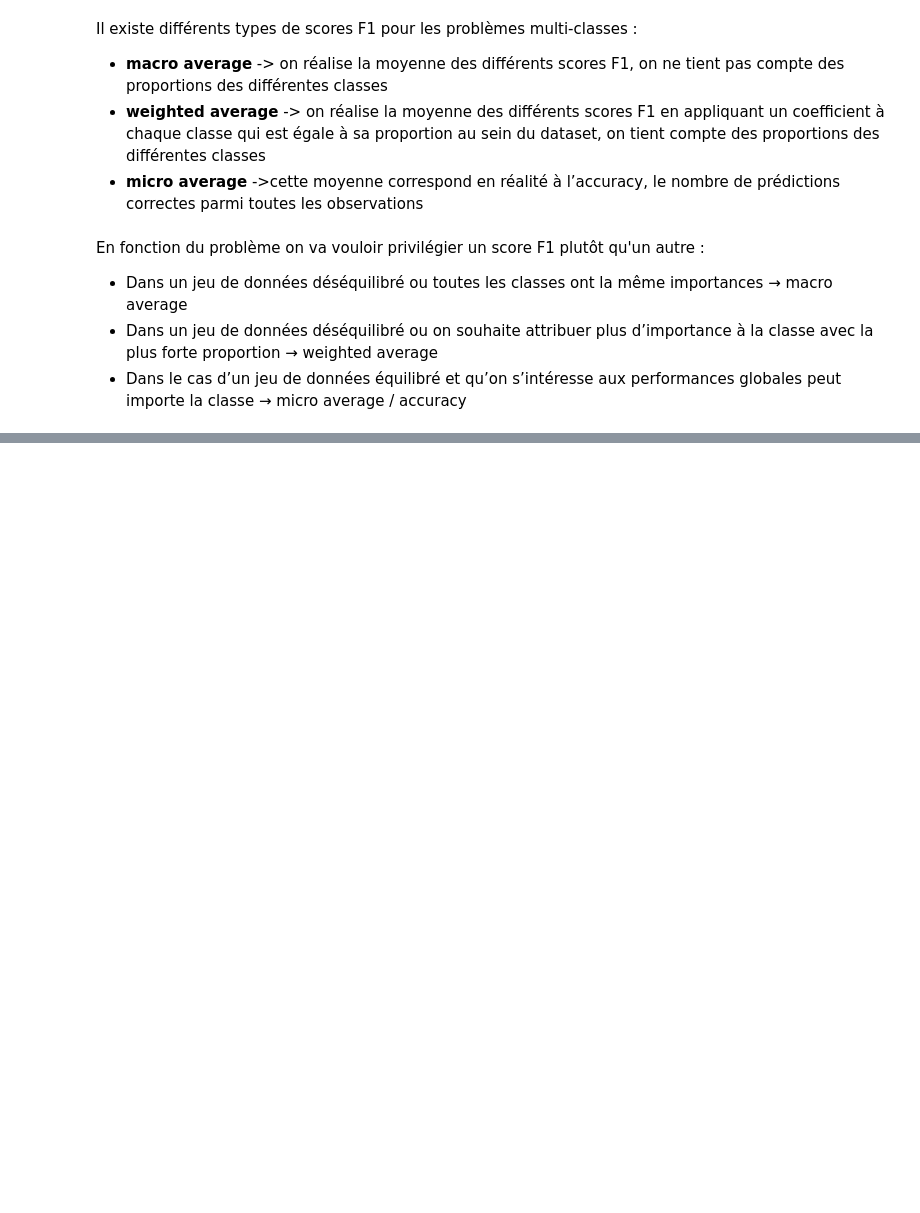
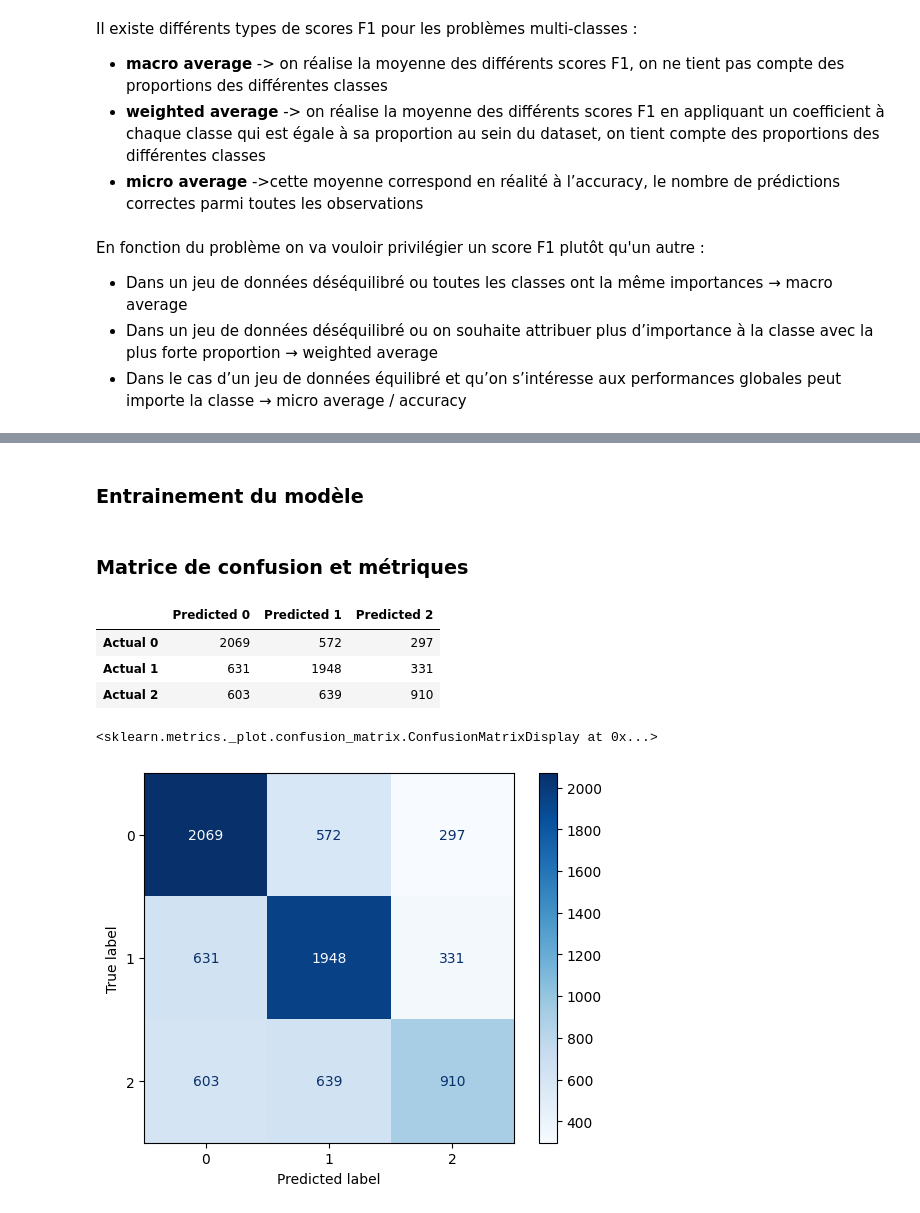
Before and after one commit to ElieLECAS/ML_avance, a Jupyter notebook: roc_auc/multiclass.ipynb, the cells around one changed output, grey strips where cells are left out. Cells and saved outputs as stored; diff of their text form; code cells hidden in the pictures; blank space fills up the shorter version.

```diff
--- a/roc_auc/multiclass.ipynb
+++ b/roc_auc/multiclass.ipynb
@@ -41,0 +59,36 @@ Scikit-learn peut gèrer automatiquement la classification à classes mutliples,
+# %%
+# Création d'un jeu de données avec trois classes à prédire
+
+X, y = make_classification(n_samples=10000, n_features=10, n_informative=3, n_classes=3, weights= [0.4, 0.4, 0.2], flip_y=0.5, random_state=42)
+# %% [markdown]
+### Entrainement du modèle
+# %%
+# Création des train et test set
+
+X_train, X_test, y_train, y_test = train_test_split(X, y, shuffle=True, train_size=0.8, random_state=42, stratify=y)
+# %%
+from sklearn.ensemble import RandomForestClassifier
+
+rf_clf = RandomForestClassifier(random_state=42)
+rf_clf.fit(X_train, y_train)
+
+y_train_pred_rf = cross_val_predict(rf_clf, X_train, y_train)
+# %% [markdown]
+### Matrice de confusion et métriques
+# %%
+from sklearn.metrics import classification_report, ConfusionMatrixDisplay, confusion_matrix
+
+cm = confusion_matrix(y_train, y_train_pred_rf)
+
+conf_matrix = pd.DataFrame(cm, index=["Actual 0", "Actual 1", "Actual 2"], columns=["Predicted 0", "Predicted 1", "Predicted 2"])
+display(conf_matrix)
+
+graph_cm = ConfusionMatrixDisplay(confusion_matrix=cm, display_labels=rf_clf.classes_)
+graph_cm.plot(cmap="Blues")
+# %% [output]
+|  | Predicted 0 | Predicted 1 | Predicted 2 |
+| Actual 0 | 2069 | 572 | 297 |
+| Actual 1 | 631 | 1948 | 331 |
+| Actual 2 | 603 | 639 | 910 |
+<sklearn.metrics._plot.confusion_matrix.ConfusionMatrixDisplay at 0x...>
+[figure, added]
```
Also changed, not shown: parts of 9 cells of this notebook, 3 other files.
